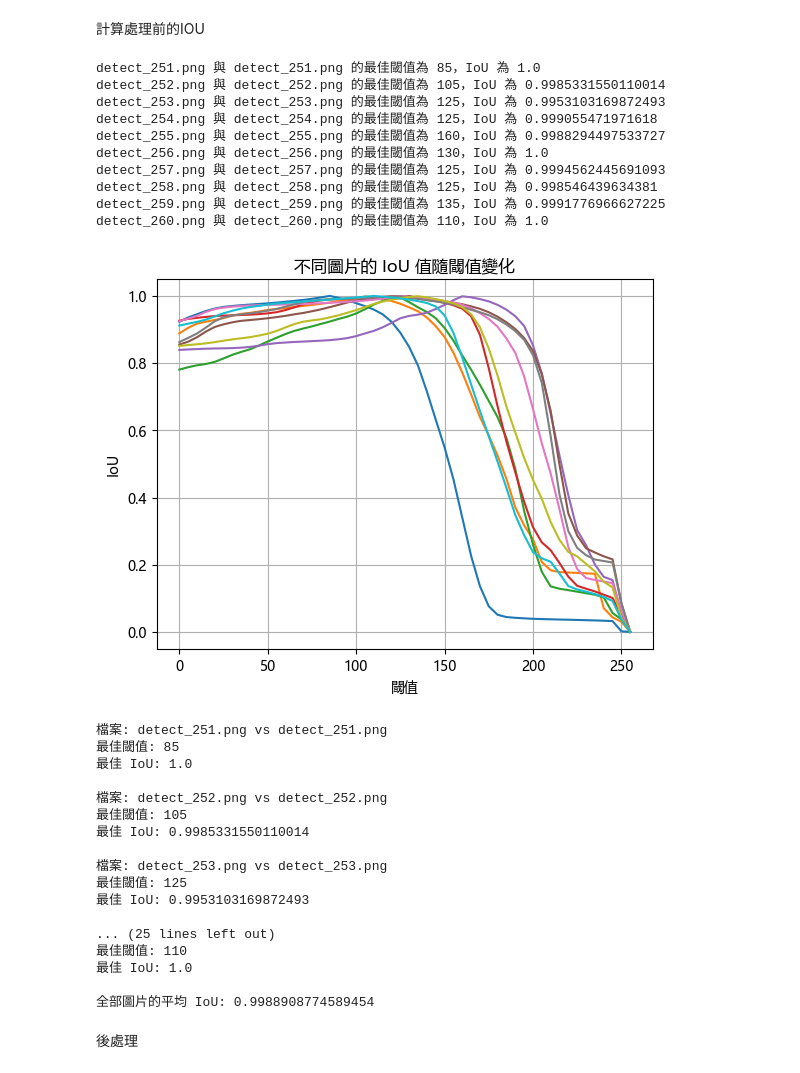
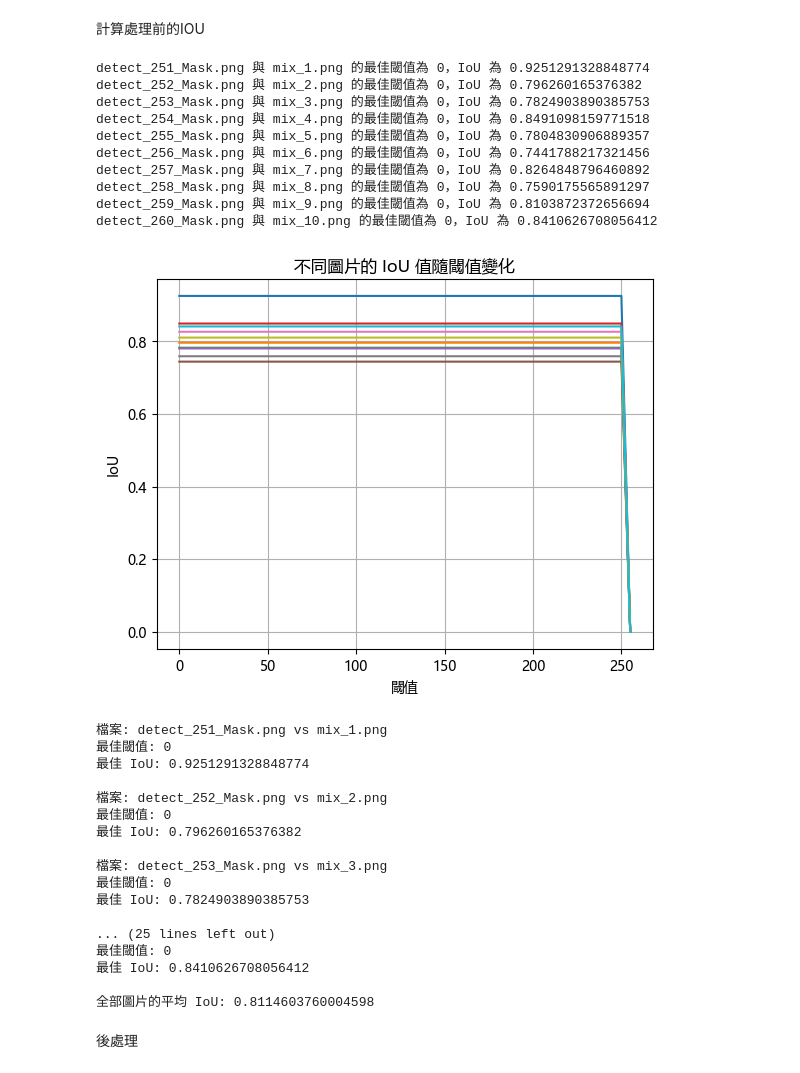
Before and after one commit to LianChia/task, a Jupyter notebook: v4.42/IOU.ipynb, the cells around one changed output. Drawn from its saved outputs; the diff is of its cells as text; code cells hidden in the pictures.

```diff
--- a/v4.42/IOU.ipynb
+++ b/v4.42/IOU.ipynb
@@ -5,12 +5,13 @@
 # %%
 import cv2
 import os
+import matplotlib.pyplot as plt
 
 # 輸入資料夾路徑
 input_folder = r'C:\Users\SSTek\Desktop\LianChia\task\v4.42\300_img'
 
 # 輸出資料夾路徑
-output_folder = r'C:\Users\SSTek\Desktop\LianChia\task\v4.42\300_img_output'
+output_folder = r'C:\Users\SSTek\Desktop\LianChia\task\v4.42\300_groundtruth'
 
 # 如果輸出資料夾不存在，則創建
 if not os.path.exists(output_folder):
@@ -36,8 +37,11 @@ for filename in os.listdir(input_folder):
         # 使用Otsu's方法進行二值化處理
         _, binary_mask = cv2.threshold(gray_image, 0, 255, cv2.THRESH_BINARY + cv2.THRESH_OTSU)
 
+        # 生成新的檔名
+        new_filename = os.path.splitext(filename)[0] + "_Mask" + os.path.splitext(filename)[1]
+
         # 保存二值化圖片到輸出資料夾
-        output_path = os.path.join(output_folder, filename)
+        output_path = os.path.join(output_folder, new_filename)
         cv2.imwrite(output_path, binary_mask)
         print(f"已處理並保存圖片: {output_path}")
 # %% [output]
@@ -136,63 +140,63 @@ def process_folder_for_best_thresholds(predict_folder, groundtruth_folder):
         plt.plot(thresholds, ious_values, label=f"{predict_file}")
 
     # 計算平均 IoU
     average_iou = total_iou / len(best_thresholds) if best_thresholds else 0
 
     # 顯示所有檔案的 IoU-閾值圖
     plt.rcParams['font.sans-serif'] = ['Microsoft YaHei']  # 設定中文字體
     plt.xlabel('閾值')
     plt.ylabel('IoU')
     plt.title('不同圖片的 IoU 值隨閾值變化')
     #plt.legend(loc="best")  # 顯示圖例
     plt.grid(True)
     plt.show()
 
     return best_thresholds, average_iou
 
 # 預測集和真實集的資料夾路徑
-predict_folder = r"C:\Users\SSTek\Desktop\LianChia\task\v4.42\300_img_output"
-groundtruth_folder = r"C:\Users\SSTek\Desktop\LianChia\task\v4.42\300_img"
+predict_folder = r"C:\Users\SSTek\Desktop\LianChia\task\v4.42\300_predict"
+groundtruth_folder = r"C:\Users\SSTek\Desktop\LianChia\task\v4.42\300_groundtruth"
 
 # 計算每張圖片的最佳閾值和 IoU，並計算平均 IoU
 best_thresholds, average_iou = process_folder_for_best_thresholds(predict_folder, groundtruth_folder)
 
 # 輸出每對檔案的最佳閾值和 IoU
 for predict_file, groundtruth_file, best_threshold, best_iou in best_thresholds:
     print(f"檔案: {predict_file} vs {groundtruth_file}")
     print(f"最佳閾值: {best_threshold}")
     print(f"最佳 IoU: {best_iou}\n")
 
 # 輸出全部圖片的平均 IoU
 print(f"全部圖片的平均 IoU: {average_iou}")
 # %% [output]
-detect_251.png 與 detect_251.png 的最佳閾值為 85，IoU 為 1.0
-detect_252.png 與 detect_252.png 的最佳閾值為 105，IoU 為 0.9985331550110014
-detect_253.png 與 detect_253.png 的最佳閾值為 125，IoU 為 0.9953103169872493
-detect_254.png 與 detect_254.png 的最佳閾值為 125，IoU 為 0.999055471971618
-detect_255.png 與 detect_255.png 的最佳閾值為 160，IoU 為 0.9988294497533727
-detect_256.png 與 detect_256.png 的最佳閾值為 130，IoU 為 1.0
-detect_257.png 與 detect_257.png 的最佳閾值為 125，IoU 為 0.9994562445691093
-detect_258.png 與 detect_258.png 的最佳閾值為 125，IoU 為 0.998546439634381
-detect_259.png 與 detect_259.png 的最佳閾值為 135，IoU 為 0.9991776966627225
-detect_260.png 與 detect_260.png 的最佳閾值為 110，IoU 為 1.0
+detect_251_Mask.png 與 mix_1.png 的最佳閾值為 0，IoU 為 0.9251291328848774
+detect_252_Mask.png 與 mix_2.png 的最佳閾值為 0，IoU 為 0.796260165376382
+detect_253_Mask.png 與 mix_3.png 的最佳閾值為 0，IoU 為 0.7824903890385753
+detect_254_Mask.png 與 mix_4.png 的最佳閾值為 0，IoU 為 0.8491098159771518
+detect_255_Mask.png 與 mix_5.png 的最佳閾值為 0，IoU 為 0.7804830906889357
+detect_256_Mask.png 與 mix_6.png 的最佳閾值為 0，IoU 為 0.7441788217321456
+detect_257_Mask.png 與 mix_7.png 的最佳閾值為 0，IoU 為 0.8264848796460892
+detect_258_Mask.png 與 mix_8.png 的最佳閾值為 0，IoU 為 0.7590175565891297
+detect_259_Mask.png 與 mix_9.png 的最佳閾值為 0，IoU 為 0.8103872372656694
+detect_260_Mask.png 與 mix_10.png 的最佳閾值為 0，IoU 為 0.8410626708056412
-[figure, old version]
+[figure, new version]
-檔案: detect_251.png vs detect_251.png
-最佳閾值: 85
-最佳 IoU: 1.0
+檔案: detect_251_Mask.png vs mix_1.png
+最佳閾值: 0
+最佳 IoU: 0.9251291328848774
 
-檔案: detect_252.png vs detect_252.png
-最佳閾值: 105
-最佳 IoU: 0.9985331550110014
+檔案: detect_252_Mask.png vs mix_2.png
+最佳閾值: 0
+最佳 IoU: 0.796260165376382
 
-檔案: detect_253.png vs detect_253.png
-最佳閾值: 125
-最佳 IoU: 0.9953103169872493
+檔案: detect_253_Mask.png vs mix_3.png
+最佳閾值: 0
+最佳 IoU: 0.7824903890385753
 
 ... (25 lines left out)
-最佳閾值: 110
-最佳 IoU: 1.0
+最佳閾值: 0
+最佳 IoU: 0.8410626708056412
 
-全部圖片的平均 IoU: 0.9988908774589454
+全部圖片的平均 IoU: 0.8114603760004598
 # %% [markdown]
 後處理
 # %%
```
Also changed, not shown: parts of 9 cells of this notebook, 43 other files.
